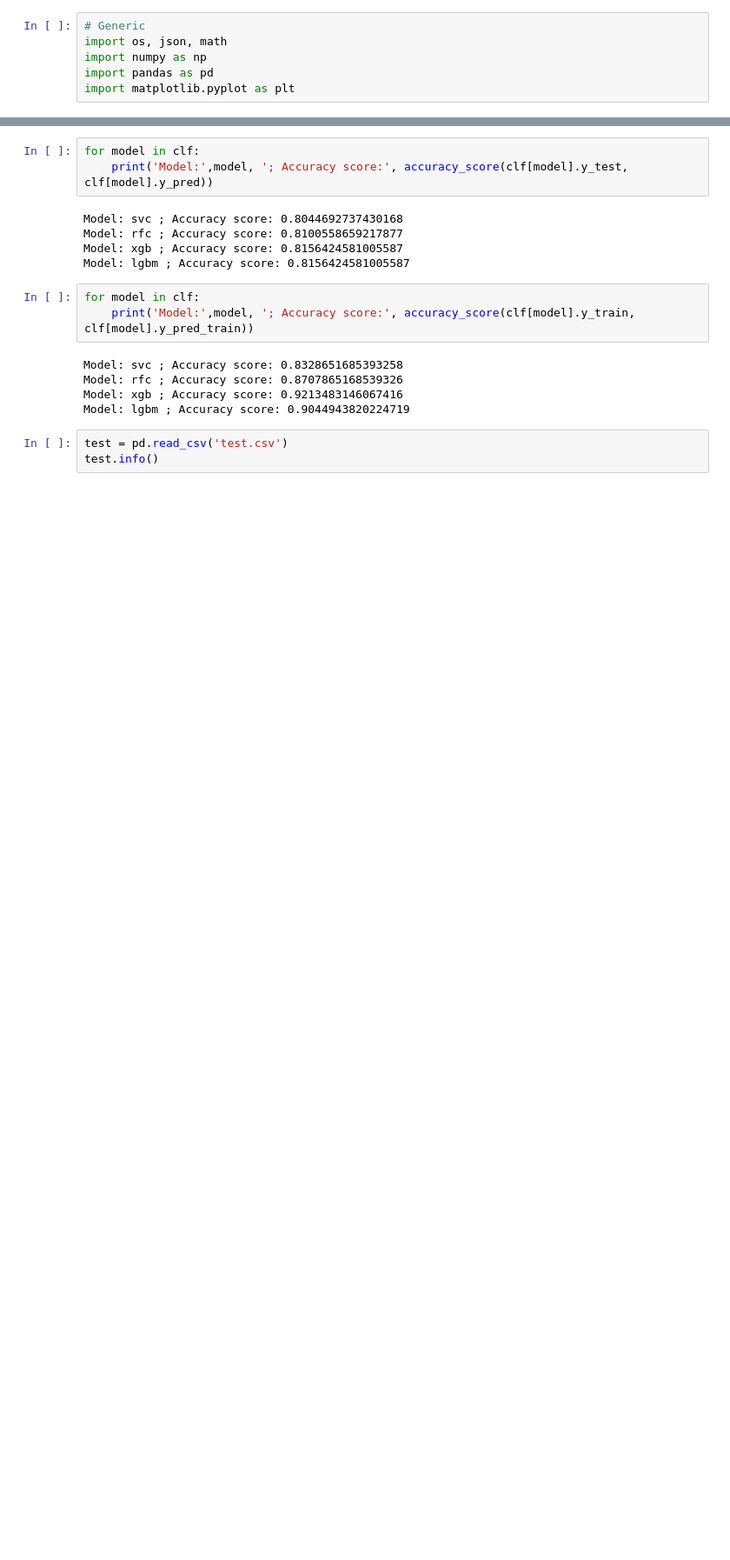
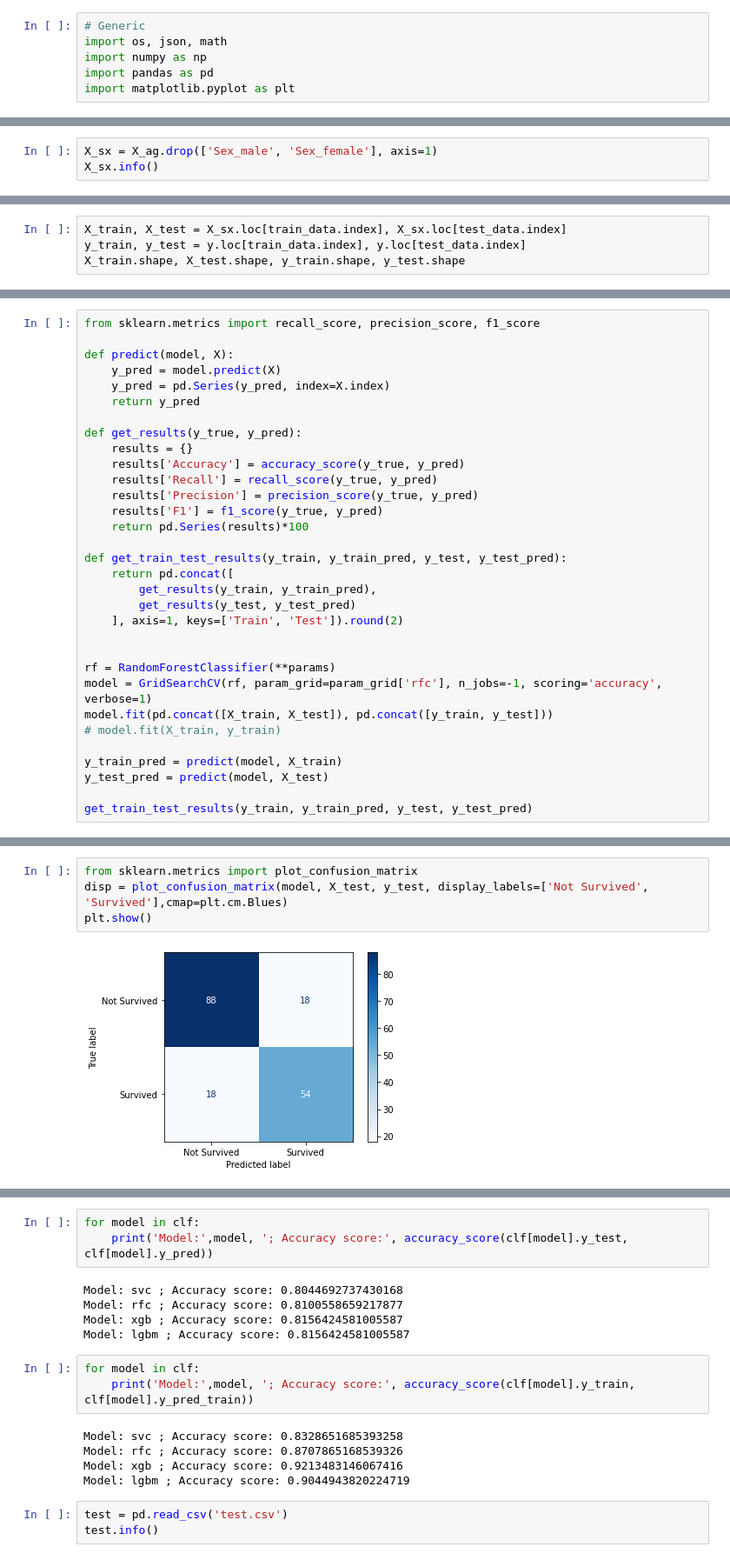
Before and after one commit to karthic25/titanic, a Jupyter notebook: titanic.ipynb, the cells around one changed output, grey strips where cells are left out. Shown at 87% size. Saved outputs shown, nothing was run; the diff lists cells and outputs as text; blank space fills up the shorter version.

```diff
--- a/titanic.ipynb
+++ b/titanic.ipynb
@@ -294,0 +325,3 @@ Model: lgbm
+# %%
+X_sx = X_ag.drop(['Sex_male', 'Sex_female'], axis=1)
+X_sx.info()
@@ -294,0 +371,4 @@ Model: lgbm
+# %%
+X_train, X_test = X_sx.loc[train_data.index], X_sx.loc[test_data.index]
+y_train, y_test = y.loc[train_data.index], y.loc[test_data.index]
+X_train.shape, X_test.shape, y_train.shape, y_test.shape
@@ -294,0 +445,32 @@ Model: lgbm
+# %%
+from sklearn.metrics import recall_score, precision_score, f1_score
+
+def predict(model, X):
+    y_pred = model.predict(X)
+    y_pred = pd.Series(y_pred, index=X.index)
+    return y_pred
+
+def get_results(y_true, y_pred):
+    results = {}
+    results['Accuracy'] = accuracy_score(y_true, y_pred)
+    results['Recall'] = recall_score(y_true, y_pred)
+    results['Precision'] = precision_score(y_true, y_pred)
+    results['F1'] = f1_score(y_true, y_pred)
+    return pd.Series(results)*100
+
+def get_train_test_results(y_train, y_train_pred, y_test, y_test_pred):
+    return pd.concat([
+        get_results(y_train, y_train_pred),
+        get_results(y_test, y_test_pred)
+    ], axis=1, keys=['Train', 'Test']).round(2)
+
+
+rf = RandomForestClassifier(**params)
+model = GridSearchCV(rf, param_grid=param_grid['rfc'], n_jobs=-1, scoring='accuracy', verbose=1)
+model.fit(pd.concat([X_train, X_test]), pd.concat([y_train, y_test]))
+# model.fit(X_train, y_train)
+
+y_train_pred = predict(model, X_train)
+y_test_pred = predict(model, X_test)
+
+get_train_test_results(y_train, y_train_pred, y_test, y_test_pred)
@@ -294,0 +511,6 @@ Model: lgbm
+# %%
+from sklearn.metrics import plot_confusion_matrix
+disp = plot_confusion_matrix(model, X_test, y_test, display_labels=['Not Survived', 'Survived'],cmap=plt.cm.Blues)
+plt.show()
+# %% [output]
+[figure, added]
```
Also changed, not shown: parts of 56 cells of this notebook, 6 other files.
